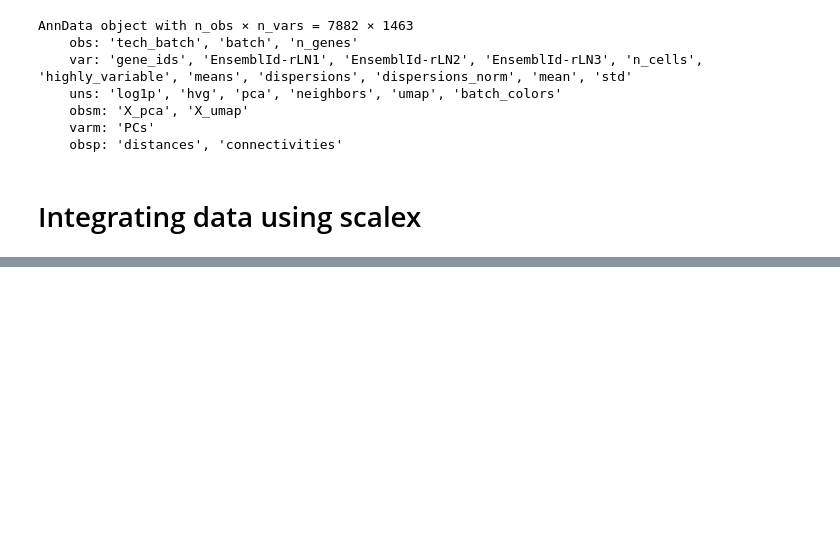
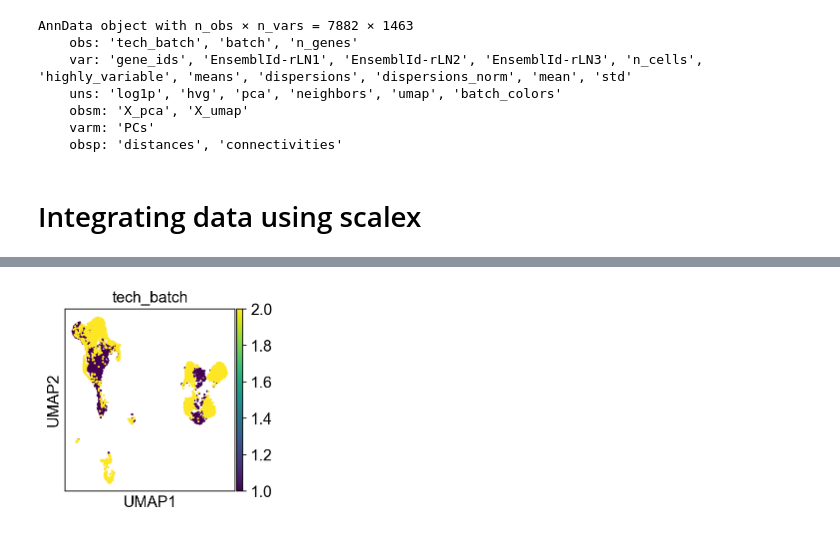
Before and after one commit to dinozor-petitpied/Capstone, a Jupyter notebook: Notebooks/Scalex.ipynb, the cells around one changed output, grey strips where cells are left out. Cells and saved outputs as stored; diff of their text form; code cells hidden in the pictures; blank space fills up the shorter version.

```diff
--- a/Notebooks/Scalex.ipynb
+++ b/Notebooks/Scalex.ipynb
@@ -157,0 +194,6 @@ adata_ref=SCALEX(adata_raw_2,batch_name='tech_batch',min_features=600, min_cells
+# %%
+sc.settings.set_figure_params(dpi=80, facecolor='white',figsize=(3,3),frameon=True)
+# %%
+sc.pl.umap(adata_ref,color=['tech_batch'],legend_fontsize=10)
+# %% [output]
+[figure, added]
```
Also changed, not shown: parts of 4 cells of this notebook.
